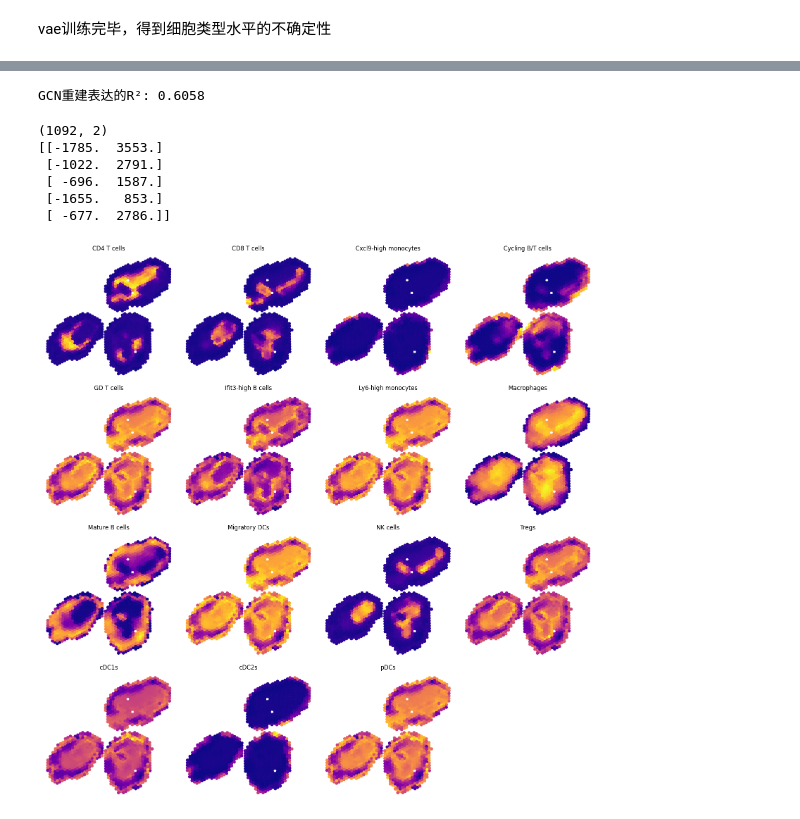
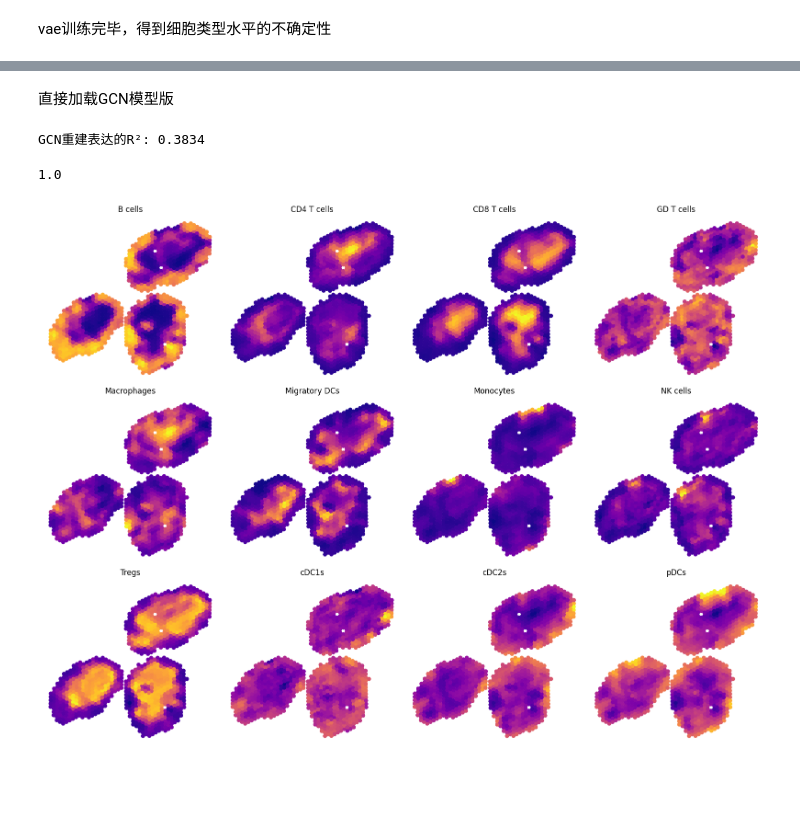
Before and after one commit to 11e11/myselftest, a Jupyter notebook: myval_claude.ipynb, the cells around one changed output, grey strips where cells are left out. Saved outputs shown, nothing was run; the diff lists cells and outputs as text; code cells hidden in the pictures; blank space fills up the shorter version.

```diff
--- a/myval_claude.ipynb
+++ b/myval_claude.ipynb
@@ -84,7 +125,8 @@ def train_vae_with_scheduling(vae, dataloader, num_epochs=100, device="cpu"):
             epoch_loss += loss.item()
 
         avg_loss = epoch_loss / len(dataloader)
-        print(f"Epoch {epoch+1}/{num_epochs}, Loss: {avg_loss:.4f}, Beta: {beta:.6f}")
+        if epoch % 10 == 0:
+            print(f"Epoch {epoch+1}/{num_epochs}, Loss: {avg_loss:.4f}, Beta: {beta:.6f}")
 
         # 验证并调整学习率
         scheduler.step(avg_loss)
@@ -203,25 +281,20 @@ Epoch 100/100, Loss: 0.4066, Beta: 0.010000
 # %% [markdown]
 vae训练完毕，得到细胞类型水平的不确定性
 # %%
-import numpy as np
-import pandas as pd
-
-def get_reference_profile(sc_adata, celltype_key="cell_types"):
+def get_reference_profile(sc_adata, celltype_key="broad_cell_types", use_layer=None):
     """
-    计算每个细胞类型的参考表达谱（均值表达），返回 shape: [n_types, n_genes]
+    返回 shape: [n_types, n_genes] 的参考表达谱，确保使用与 ST 相同的归一化（传入的 sc_adata 应已归一化并 log1p）。
     """
     celltypes = sc_adata.obs[celltype_key].astype("category").cat.categories
     expr = []
     for ct in celltypes:
-        idx = (sc_adata.obs[celltype_key] == ct)
-        # 取原始计数或你需要的表达矩阵
-        X = sc_adata[idx].layers["counts"] if "counts" in sc_adata.layers else sc_adata[idx].X
+        mask = (sc_adata.obs[celltype_key] == ct)
+        X = sc_adata[mask].X
         X = X.A if hasattr(X, "A") else X
         expr.append(np.asarray(X).mean(axis=0))
     expr = np.stack(expr, axis=0)  # shape: [n_types, n_genes]
     return expr, list(celltypes), list(sc_adata.var_names)
-
-# 用法
-E, ref_celltypes, ref_genes = get_reference_profile(scRNA, celltype_key="cell_types")
-print(E.shape)  # (n_types, n_genes)
+E, ref_celltypes, ref_genes = get_reference_profile(scRNA, celltype_key="broad_cell_types")
+print("E.shape:", E.shape)
+assert E.shape[1] == X_st.shape[1], "参考表达谱 E 的基因数量与 ST 输入 X_st 不匹配！"
 # %% [output]
@@ -287,5 +381,27 @@ GCN Epoch 500/500, loss=21.2856
+# %% [markdown]
+直接加载GCN模型版
 # %%
+# 2. 构建空间邻接关系（edge_index），假设ST_train有空间坐标
+coords = ST.obsm["spatial"]  # shape: [n_spots, 2]
+from sklearn.neighbors import NearestNeighbors
+nbrs = NearestNeighbors(n_neighbors=6).fit(coords)
+edges = nbrs.kneighbors_graph(coords).tocoo()
+edge_index = np.vstack([edges.row, edges.col])
+edge_index = torch.tensor(edge_index, dtype=torch.long).to(device)
+
+# 3. 初始化GCN模型
+n_types = len(celltypes)
+gcn = ImprovedUncertaintyGCN(
+    in_dim=X_st.shape[1],
+    hidden_dim=128,
+    n_types=n_types,
+    type_uncertainty=type_unc,
+    dropout=0.2
+).to(device)
+
+
 # 1. GCN推断，得到每个spot的细胞类型分数
+gcn.load_state_dict(torch.load("best_gcn_model.pt"))
 gcn.eval()
 with torch.no_grad():
     pred = gcn(X_st, edge_index)  # [n_spots, n_types]
@@ -302,36 +418,30 @@ X_pred = X_recon.cpu().numpy()
 r2 = r2_score(X_true.reshape(-1), X_pred.reshape(-1))
 print(f"GCN重建表达的R²: {r2:.4f}")
 # %% [output]
-GCN重建表达的R²: 0.6058
+GCN重建表达的R²: 0.3834
-# %%
-print(coords.shape)
-print(coords[:5])
-# %% [output]
-(1092, 2)
-[[-1785.  3553.]
- [-1022.  2791.]
- [ -696.  1587.]
- [-1655.   853.]
- [ -677.  2786.]]
+# %%
+pred[0].sum()
+# %% [output]
+1.0
 # %%
 import math
 
 n_types = len(celltypes)
 n_cols = 4
 n_rows = math.ceil(n_types / n_cols)
-
+pred = pred.cpu().numpy()  # 加在 for 循环前
 plt.figure(figsize=(4 * n_cols, 4 * n_rows))
 for i, ct in enumerate(celltypes):
     plt.subplot(n_rows, n_cols, i+1)
     # 交换coords的顺序，并翻转y轴
     plt.scatter(coords[:, 1], coords[:, 0], c=pred[:, i], s=30, cmap='plasma')
     plt.title(ct)
     plt.axis('off')
     plt.gca().invert_yaxis()
 plt.tight_layout()
 plt.show()
 # %% [output]
-[figure, old version]
+[figure, new version]
 # %%
 main_type = np.argmax(pred, axis=1)
 plt.figure(figsize=(6, 5))
```
Also changed, not shown: parts of 11 cells of this notebook, 4 other files.
